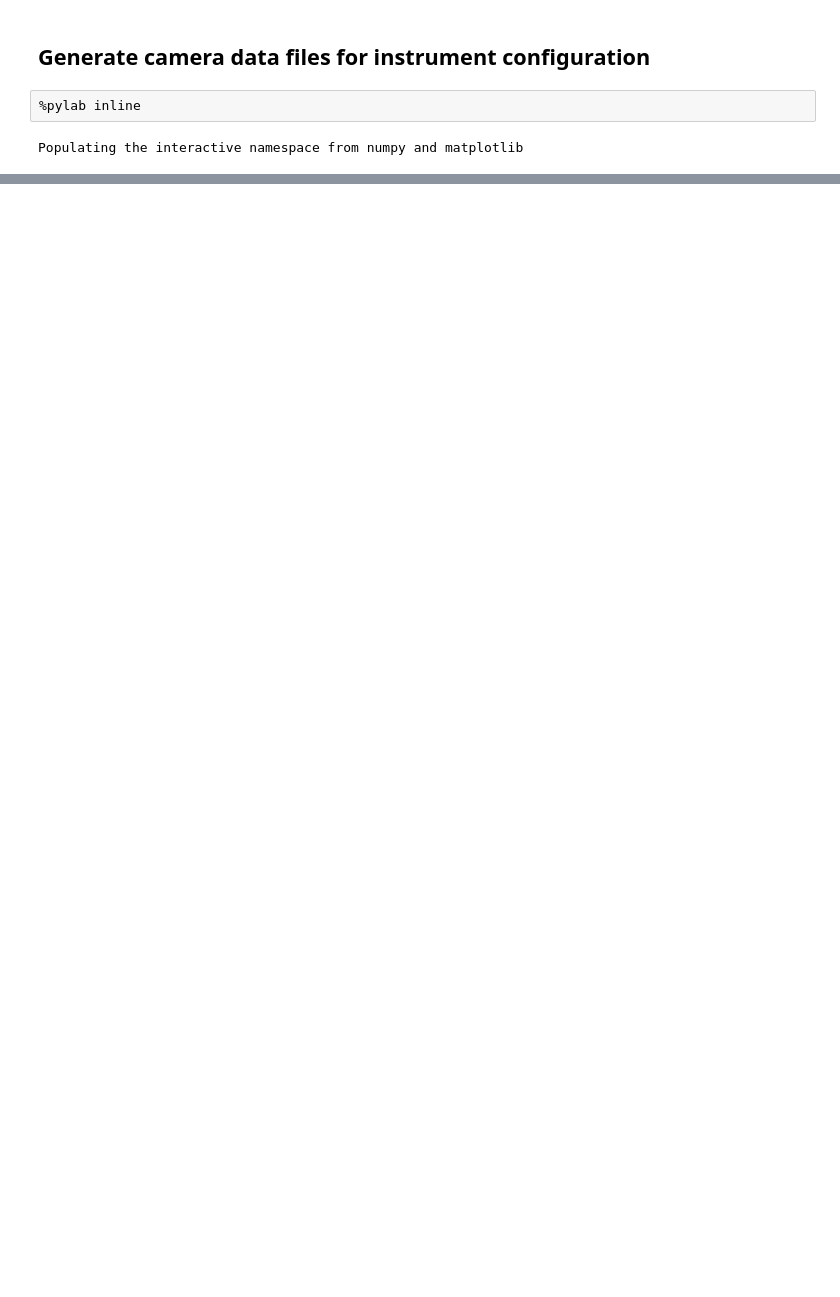
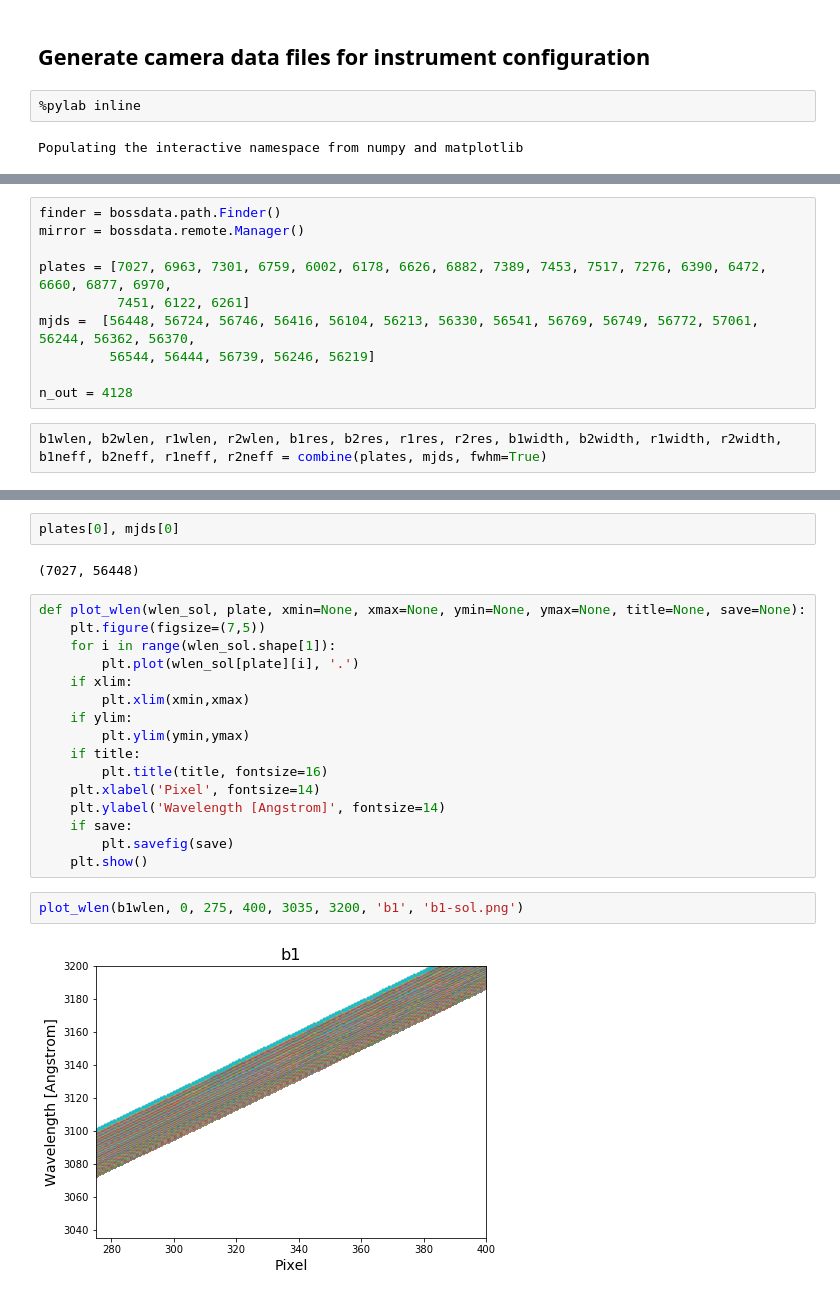
Before and after one commit to belaa/specsim-for-eboss, a Jupyter notebook: eboss_config2.ipynb, the cells around one changed output, grey strips where cells are left out. Drawn from its saved outputs; the diff is of its cells as text; blank space fills up the shorter version.

```diff
--- a/eboss_config2.ipynb
+++ b/eboss_config2.ipynb
@@ -87,0 +185,12 @@ def plot_cameras(plate, mjd, sequence_number=1, rms=False, plot=True):
+# %%
+finder = bossdata.path.Finder()
+mirror = bossdata.remote.Manager()
+
+plates = [7027, 6963, 7301, 6759, 6002, 6178, 6626, 6882, 7389, 7453, 7517, 7276, 6390, 6472, 6660, 6877, 6970,
+          7451, 6122, 6261]
+mjds =  [56448, 56724, 56746, 56416, 56104, 56213, 56330, 56541, 56769, 56749, 56772, 57061, 56244, 56362, 56370,
+         56544, 56444, 56739, 56246, 56219]
+
+n_out = 4128
+# %%
+b1wlen, b2wlen, r1wlen, r2wlen, b1res, b2res, r1res, r2res, b1width, b2width, r1width, r2width, b1neff, b2neff, r1neff, r2neff = combine(plates, mjds, fwhm=True)
@@ -87,0 +237,24 @@ def plot_cameras(plate, mjd, sequence_number=1, rms=False, plot=True):
+# %%
+plates[0], mjds[0]
+# %% [output]
+(7027, 56448)
+# %%
+def plot_wlen(wlen_sol, plate, xmin=None, xmax=None, ymin=None, ymax=None, title=None, save=None):
+    plt.figure(figsize=(7,5))
+    for i in range(wlen_sol.shape[1]):
+        plt.plot(wlen_sol[plate][i], '.')
+    if xlim:
+        plt.xlim(xmin,xmax)
+    if ylim:
+        plt.ylim(ymin,ymax)
+    if title:
+        plt.title(title, fontsize=16)
+    plt.xlabel('Pixel', fontsize=14)
+    plt.ylabel('Wavelength [Angstrom]', fontsize=14)
+    if save:
+        plt.savefig(save)
+    plt.show()
+# %%
+plot_wlen(b1wlen, 0, 275, 400, 3035, 3200, 'b1', 'b1-sol.png')
+# %% [output]
+[figure, added]
```
Also changed, not shown: parts of 154 cells of this notebook, 4 other files.
